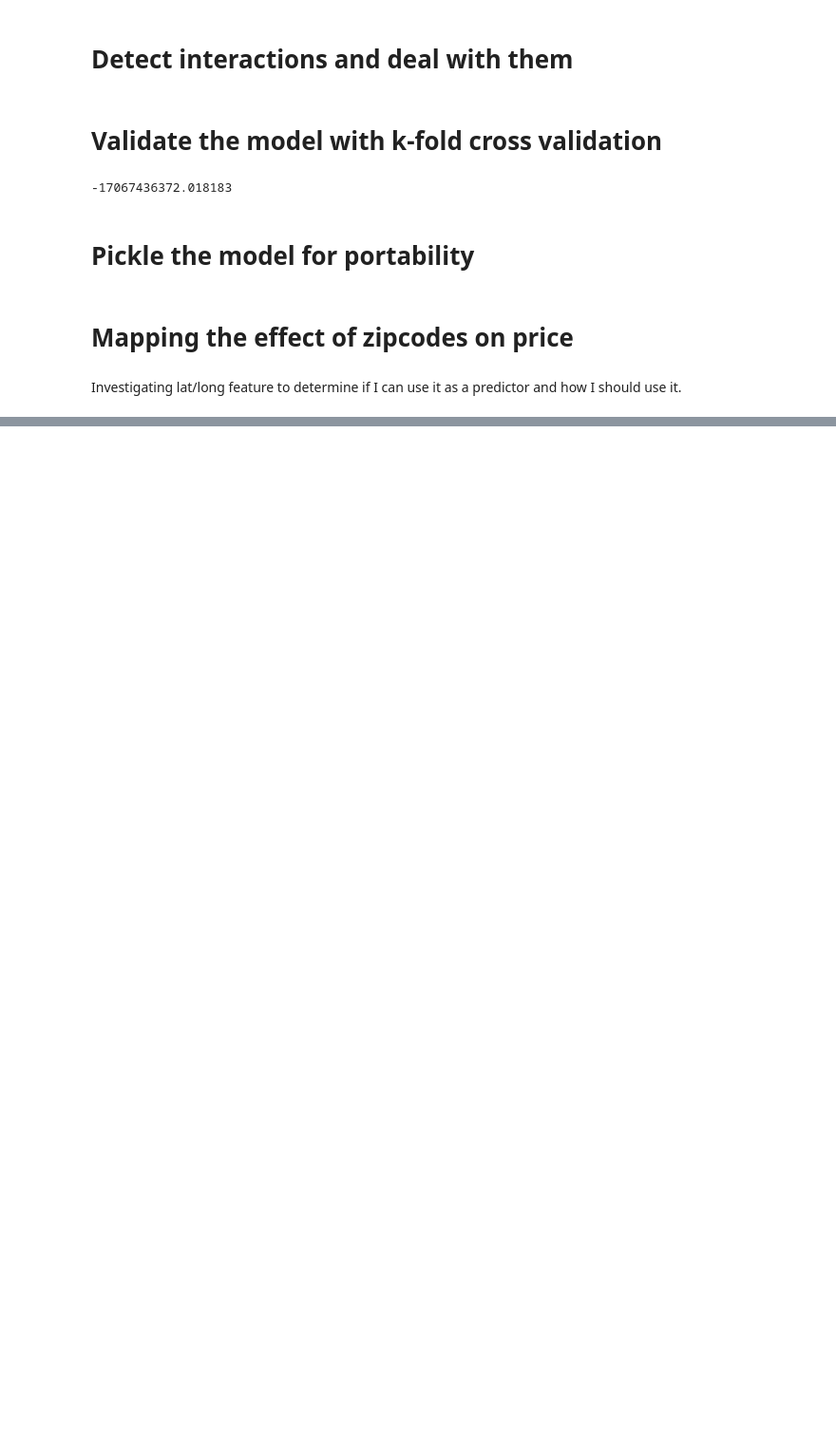
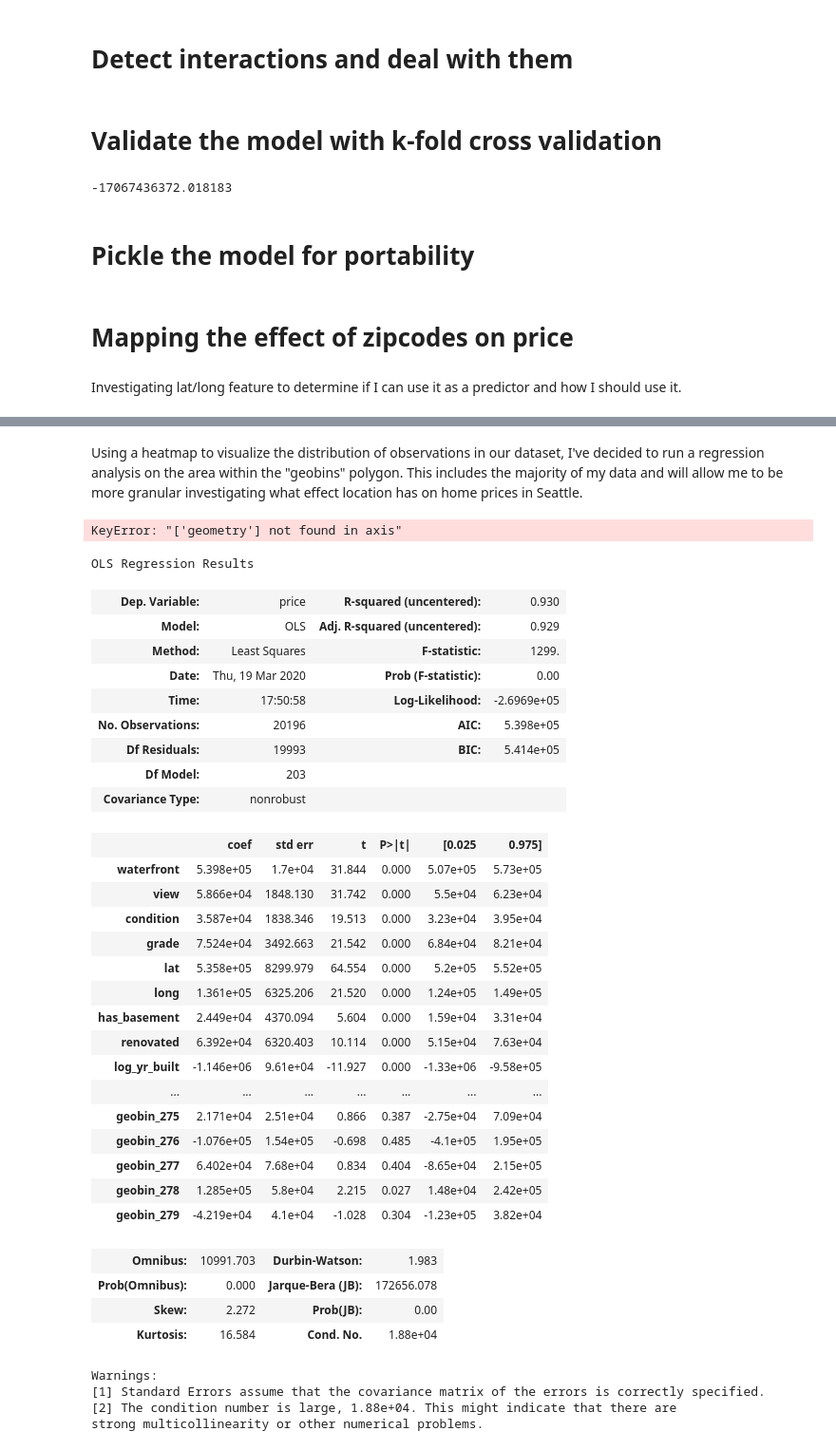
Before and after one commit to benratkin/module_2_project, a Jupyter notebook: final_project.ipynb, the cells around one changed output, grey strips where cells are left out. Shown at 95% size. Cells and saved outputs as stored; diff of their text form; code cells hidden in the pictures; blank space fills up the shorter version.

```diff
--- a/final_project.ipynb
+++ b/final_project.ipynb
@@ -582,0 +626,59 @@ gdf = geopandas.GeoDataFrame(
+# %% [markdown]
+Using a heatmap to visualize the distribution of observations in our dataset, I've decided to run a regression analysis on the area within the "geobins" polygon. This includes the majority of my data and will allow me to be more granular investigating what effect location has on home prices in Seattle.
+# %%
+# One-hot encode the geometry column for membership in a geobin
+for i, geobin in zip(geobins.index, geobins.geometry):
+        gdf2[f'geobin_{i}'] = gdf2.geometry.within(geobin).map(lambda x: 1 if x else 0)
+# %%
+# Drop features that have no observations
+a = gdf2.any()
+drop_cols = [column for column in gdf2 if a[column] == False]
+gdf2.drop(labels=drop_cols, axis=1, inplace=True)
+
+# Remove all the zipcode features in lieu of the geobins
+gdf2.drop(labels=[k for k in gdf2.columns if re.search('\d{4}', str(k))], axis=1, inplace=True)
+
+# Drop geometry column because can't put it in model
+gdf2.drop(labels='geometry', axis=1, inplace=True)
+# %% [output]
+KeyError: "['geometry'] not found in axis"
+# %%
+y = gdf2.price
+X = gdf2.iloc[:, 1:]
+model = sm.OLS(y, X).fit()
+model.summary()
+# %% [output]
+OLS Regression Results
+| Dep. Variable: | price | R-squared (uncentered): | 0.930 |
+| Model: | OLS | Adj. R-squared (uncentered): | 0.929 |
+| Method: | Least Squares | F-statistic: | 1299. |
+| Date: | Thu, 19 Mar 2020 | Prob (F-statistic): | 0.00 |
+| Time: | 17:50:58 | Log-Likelihood: | -2.6969e+05 |
+| No. Observations: | 20196 | AIC: | 5.398e+05 |
+| Df Residuals: | 19993 | BIC: | 5.414e+05 |
+| Df Model: | 203 |  |  |
+| Covariance Type: | nonrobust |  |  |
+|  | coef | std err | t | P>|t| | [0.025 | 0.975] |
+| waterfront | 5.398e+05 | 1.7e+04 | 31.844 | 0.000 | 5.07e+05 | 5.73e+05 |
+| view | 5.866e+04 | 1848.130 | 31.742 | 0.000 | 5.5e+04 | 6.23e+04 |
+| condition | 3.587e+04 | 1838.346 | 19.513 | 0.000 | 3.23e+04 | 3.95e+04 |
+| grade | 7.524e+04 | 3492.663 | 21.542 | 0.000 | 6.84e+04 | 8.21e+04 |
+| lat | 5.358e+05 | 8299.979 | 64.554 | 0.000 | 5.2e+05 | 5.52e+05 |
+| long | 1.361e+05 | 6325.206 | 21.520 | 0.000 | 1.24e+05 | 1.49e+05 |
+| has_basement | 2.449e+04 | 4370.094 | 5.604 | 0.000 | 1.59e+04 | 3.31e+04 |
+| renovated | 6.392e+04 | 6320.403 | 10.114 | 0.000 | 5.15e+04 | 7.63e+04 |
+| log_yr_built | -1.146e+06 | 9.61e+04 | -11.927 | 0.000 | -1.33e+06 | -9.58e+05 |
+| ... | ... | ... | ... | ... | ... | ... |
+| geobin_275 | 2.171e+04 | 2.51e+04 | 0.866 | 0.387 | -2.75e+04 | 7.09e+04 |
+| geobin_276 | -1.076e+05 | 1.54e+05 | -0.698 | 0.485 | -4.1e+05 | 1.95e+05 |
+| geobin_277 | 6.402e+04 | 7.68e+04 | 0.834 | 0.404 | -8.65e+04 | 2.15e+05 |
+| geobin_278 | 1.285e+05 | 5.8e+04 | 2.215 | 0.027 | 1.48e+04 | 2.42e+05 |
+| geobin_279 | -4.219e+04 | 4.1e+04 | -1.028 | 0.304 | -1.23e+05 | 3.82e+04 |
+| Omnibus: | 10991.703 | Durbin-Watson: | 1.983 |
+| Prob(Omnibus): | 0.000 | Jarque-Bera (JB): | 172656.078 |
+| Skew: | 2.272 | Prob(JB): | 0.00 |
+| Kurtosis: | 16.584 | Cond. No. | 1.88e+04 |
+Warnings:
+[1] Standard Errors assume that the covariance matrix of the errors is correctly specified.
+[2] The condition number is large, 1.88e+04. This might indicate that there are
+strong multicollinearity or other numerical problems.
```
Also changed, not shown: parts of 17 cells of this notebook, 1 other file.
